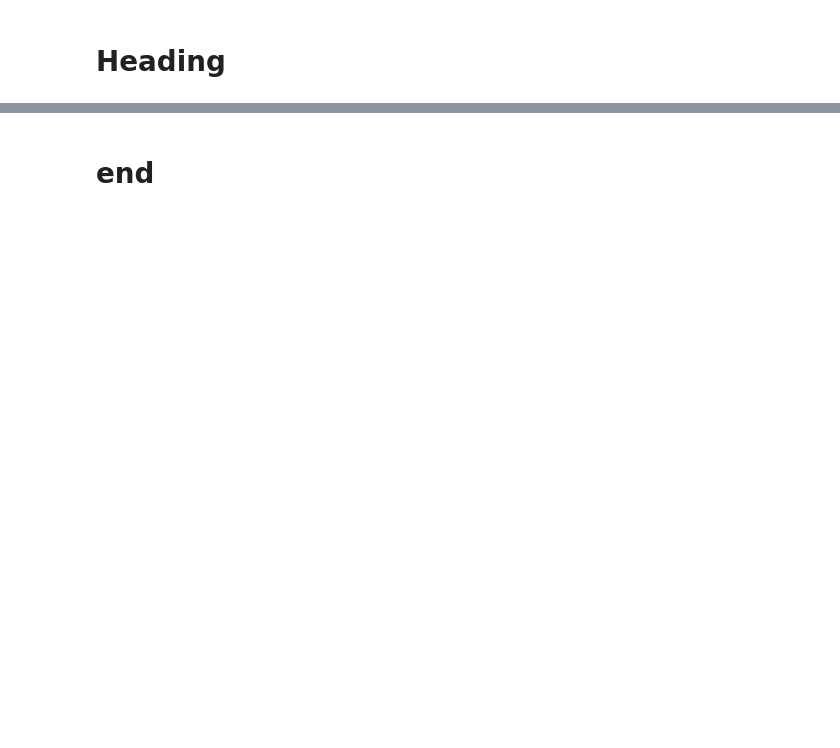
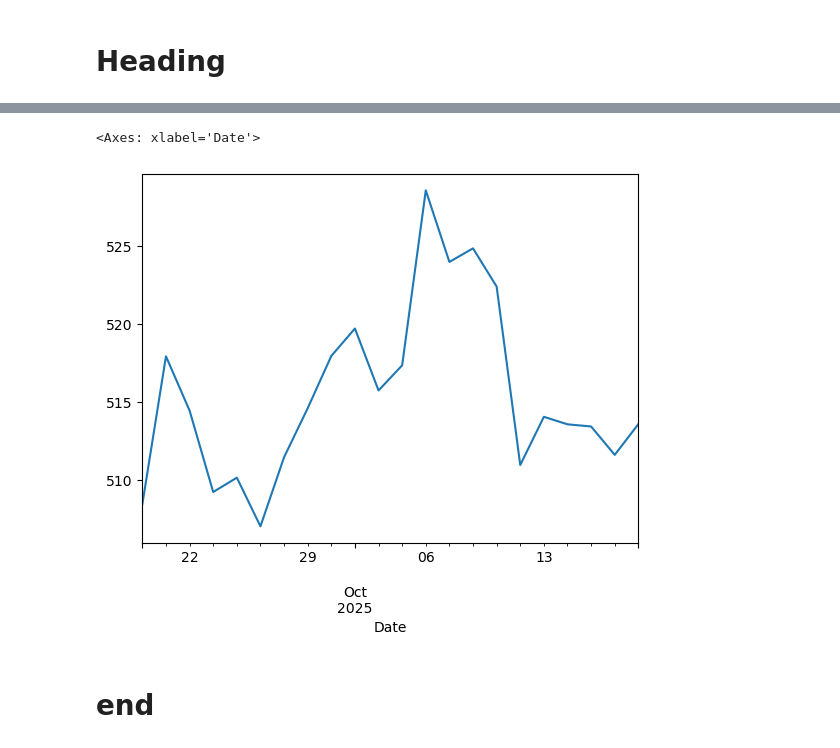
Before and after one commit to callagg2/computer_infrastructure, a Jupyter notebook: weekly-tasks/problems.ipynb, the cells around one changed output, grey strips where cells are left out. Cells and saved outputs as stored; diff of their text form; code cells hidden in the pictures; blank space fills up the shorter version.

Commit message:
downloading data in yfinance

```diff
--- a/weekly-tasks/problems.ipynb
+++ b/weekly-tasks/problems.ipynb
@@ -19,0 +154,3 @@ yfinance.Ticker object <MSFT>
+# %%
+df = yf.download(['MSFT','AAPL', 'GOOG'],period='1mo')
+# so that we have a copy of the data, copy it to a dataframe called df
@@ -20,2 +215,8 @@ yfinance.Ticker object <MSFT>
+# %%
+df[('Close','MSFT')].plot()
+#so this plot the closing price for MSFT for one month (October 2025)
+# %% [output]
+<Axes: xlabel='Date'>
+[figure, added]
 # %% [markdown]
 # end
```
Also changed, not shown: parts of 19 cells of this notebook.
